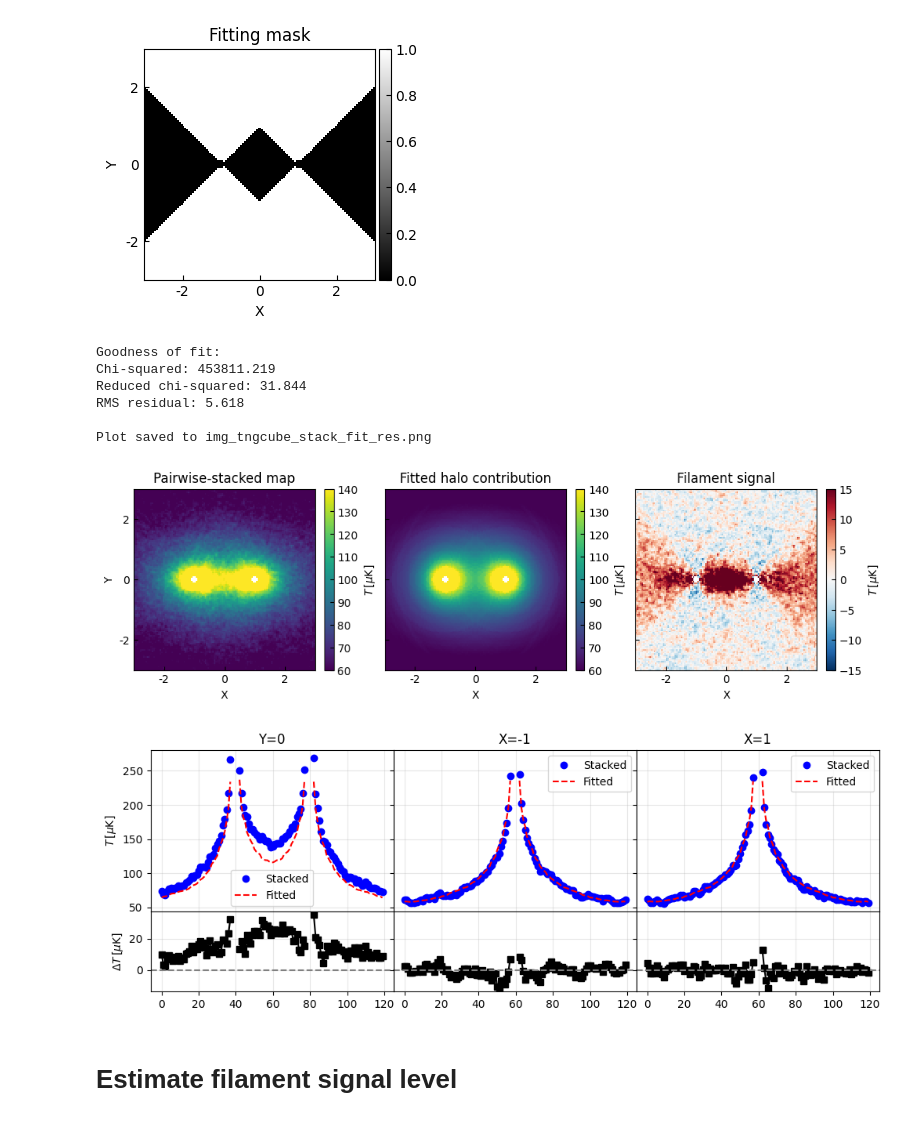
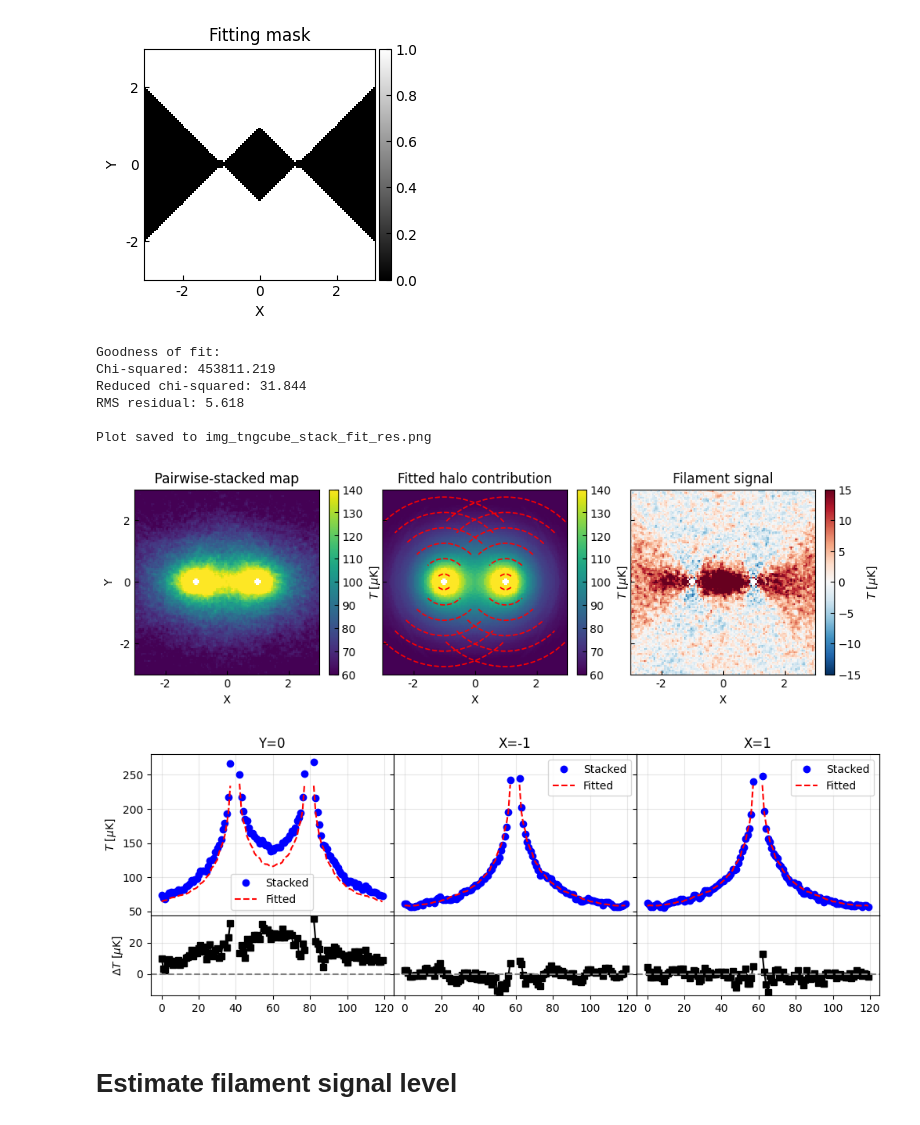
Before and after one commit to dyliu0312/mytools, a Jupyter notebook: example/estimate_filament_signal.ipynb, the cells around one changed output. Saved outputs shown, nothing was run; the diff lists cells and outputs as text; code cells hidden in the pictures.

Commit message:
[update]: update plot function usage

```diff
--- a/example/estimate_filament_signal.ipynb
+++ b/example/estimate_filament_signal.ipynb
@@ -27,28 +28,29 @@ plot_heatmap(fit_mask, title='Fitting mask', cmap='gray', cbar_label='')
 # %%
 fitted, residual, _, = halo_subtract(
     stack_result_masked,
     mask=fit_mask,
 )
 
 axes = plot_stack_fit_res(
     [stack_result_masked, fitted, residual],  # pyright: ignore[reportArgumentType]
     norm='linear',
     cmap=['viridis', 'viridis', 'RdBu_r'],
     vmax=[140,140,15],
     vmin=[60, 60, -15]
 )
+plot_sector(axes[1], ec='r')
 fname = 'img_tngcube_stack_fit_res.png'
 save_plot(axes, fname)
 
 compare_profiles([stack_result_masked, fitted]); # pyright: ignore[reportArgumentType]
 # %% [output]
 Goodness of fit:
 Chi-squared: 453811.219
 Reduced chi-squared: 31.844
 RMS residual: 5.618
 
 Plot saved to img_tngcube_stack_fit_res.png
-[figure, old version]
+[figure, new version]
 [figure]
 # %% [markdown]
 # Estimate filament signal level
```
Also changed, not shown: parts of 4 cells of this notebook, 2 other files.
